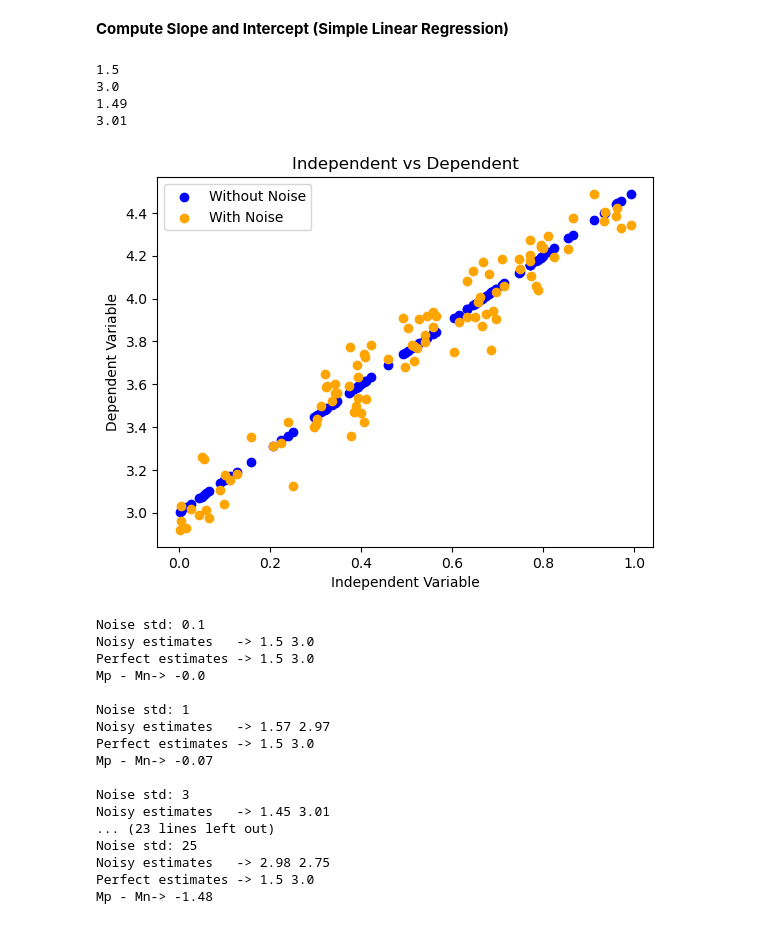
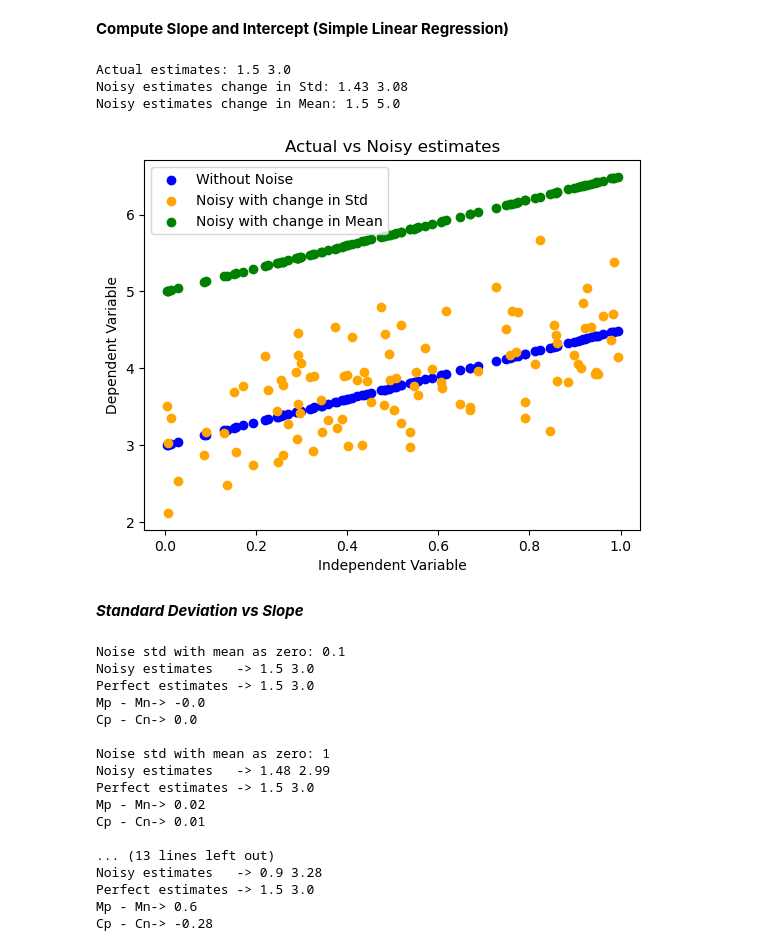
Before and after one commit to yk0766/MLAfterHoursAssignments, a Jupyter notebook: Linear Regression.ipynb, the cells around one changed output. Cells and saved outputs as stored; diff of their text form; code cells hidden in the pictures.

Commit message:
Variation in Mean & Standard devition [Slope & Intercept Analysis]

```diff
--- a/Linear Regression.ipynb
+++ b/Linear Regression.ipynb
@@ -59,41 +59,52 @@ x_inputs = np.random.random(100)
 # Step 2 — Generate output data from the true model (no noise)
 y = generate_linear_data(x_inputs, 100, 1.5, 3, 0, 0)
 
-# Step 3 — Generate output data with noise
-yn = generate_linear_data(x_inputs, 100, 1.5, 3, 0, 0.1)
+# Step 3 — Generate output data with noise (Std changed)
+yn_std = generate_linear_data(x_inputs, 100, 1.5, 3, 0, 0.5)
 
-# Step 4 — Estimate slope and intercept from perfect data
-m_est, c_est = linear_regression_coefficients(x_inputs, y)
+# Step 4 — Generate output data with noise (Mean changed)
+yn_mean = generate_linear_data(x_inputs, 100, 1.5, 3, 2, 0)
 
-# Step 5 — Estimate slope and intercept from noisy data
-m_est_noise, c_est_noise = linear_regression_coefficients(x_inputs, yn)
+# Step 5 — Estimate slope and intercept from perfect data
+w1, w0 = linear_regression_coefficients(x_inputs, y)
 
-# Step 6 — Print estimated parameters
-print(round(m_est, 2)) # Estimated slope for perfect data
-print(round(c_est, 2)) # Estimated intercept for perfect data
+# Step 6 — Estimate slope and intercept from noisy data (Std changed)
+w1_std, w0_std = linear_regression_coefficients(x_inputs, yn_std)
 
-print(round(m_est_noise, 2)) # Estimated slope for noisy data
-print(round(c_est_noise, 2)) # Estimated intercept for noisy data
+# Step 7 — Estimate slope and intercept from noisy data (Std changed)
+w1_mean, w0_mean = linear_regression_coefficients(x_inputs, yn_mean)
+
+# Step 8 — Print Actual parameters
+print("Actual estimates:", round(w1, 2), (round(w0, 2))) # Actual slope & intercept for perfect data
+
+# Step 9 — Print Estimated parameters (Std changed)
+print("Noisy estimates change in Std:", round(w1_std, 2), (round(w0_std, 2))) # Estimated slope & intercept for perfect data
+
+# Step 10 — Print estimated parameters (Mean changed)
+print("Noisy estimates change in Mean:", round(w1_mean, 2), (round(w0_mean, 2))) # Estimated slope & intercept for perfect data
 # %% [output]
-1.5
-3.0
-1.49
-3.01
+Actual estimates: 1.5 3.0
+Noisy estimates change in Std: 1.43 3.08
+Noisy estimates change in Mean: 1.5 5.0
 # %%
 import matplotlib.pyplot as plt
 plt.scatter(x_inputs, y, color='blue', label='Without Noise')
-plt.scatter(x_inputs, yn, color='orange', label='With Noise')
+plt.scatter(x_inputs, yn_std, color='orange', label='Noisy with change in Std')
+plt.scatter(x_inputs, yn_mean, color='green', label='Noisy with change in Mean')
 plt.xlabel("Independent Variable")
 plt.ylabel("Dependent Variable")
 #plt.yscale(3)
-plt.title("Independent vs Dependent")
+plt.title("Actual vs Noisy estimates")
 plt.legend()
 plt.show()
 # %% [output]
-[figure, old version]
+[figure, new version]
+# %% [markdown]
+***Standard Deviation vs Slope***
 # %%
-noise_levels = [0.1, 1, 3, 5, 10, 15, 20, 25]
+noise_levels = [0.1, 1, 5, 10, 20]
 m_differ_collect = [] # Actual vs Noisy slopes collection
+c_differ_collect = [] # Actual vs Noisy intercepts collection
 
 # Generate x values
 xm = np.random.random(10000)
@@ -120,33 +131,38 @@ for noise_std in noise_levels:
     # Estimate slope and intercept from perfect data
     m_est_perfect, c_est_perfect = linear_regression_coefficients(xm, y_perfect)
 
+    # Calculate difference in slopes & intercepts
     m_difference = m_est_perfect - m_est_noisy
+    c_difference = c_est_perfect - c_est_noisy
 
+    # Store differences in slopes & intercepts
     m_differ_collect.append(m_difference)
+    c_differ_collect.append(c_difference)
 
-    print("Noise std:", noise_std)
+    print("Noise std with mean as zero:", noise_std)
     print("Noisy estimates   ->", round(m_est_noisy, 2), round(c_est_noisy, 2))
     print("Perfect estimates ->", round(m_est_perfect, 2), round(c_est_perfect, 2))
     print("Mp - Mn->", round(m_difference, 2))
+    print("Cp - Cn->", round(c_difference, 2))
     print()
 # %% [output]
-Noise std: 0.1
+Noise std with mean as zero: 0.1
 Noisy estimates   -> 1.5 3.0
 Perfect estimates -> 1.5 3.0
 Mp - Mn-> -0.0
+Cp - Cn-> 0.0
 
-Noise std: 1
-Noisy estimates   -> 1.57 2.97
+Noise std with mean as zero: 1
+Noisy estimates   -> 1.48 2.99
 Perfect estimates -> 1.5 3.0
-Mp - Mn-> -0.07
+Mp - Mn-> 0.02
+Cp - Cn-> 0.01
 
-Noise std: 3
-Noisy estimates   -> 1.45 3.01
-... (23 lines left out)
-Noise std: 25
-Noisy estimates   -> 2.98 2.75
+... (13 lines left out)
+Noisy estimates   -> 0.9 3.28
 Perfect estimates -> 1.5 3.0
-Mp - Mn-> -1.48
+Mp - Mn-> 0.6
+Cp - Cn-> -0.28
 # %%
 
 import matplotlib.pyplot as plt
```
Also changed, not shown: parts of 4 cells of this notebook.
